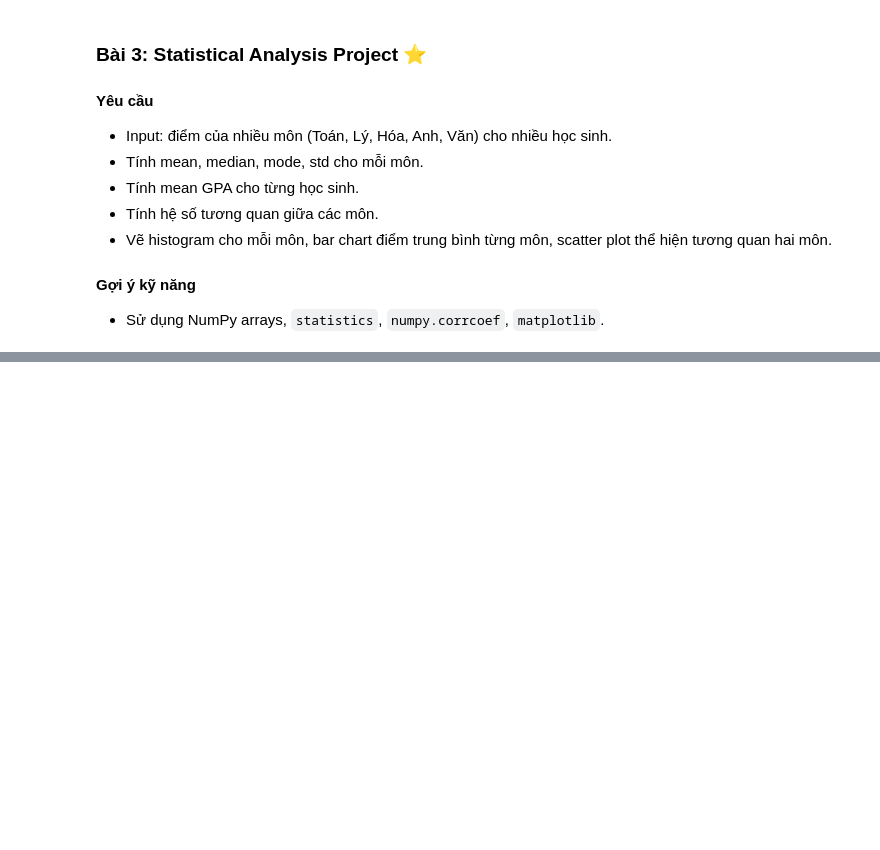
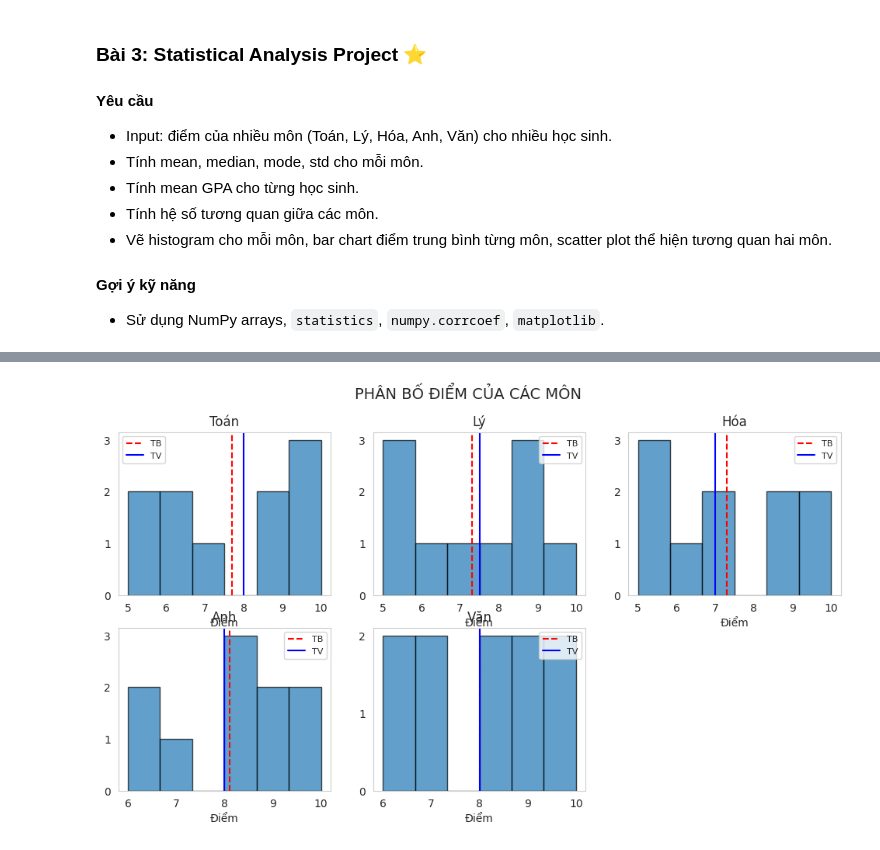
Before and after one commit to Challengeweek-AI-BK-AUTO/thanhlong-challenge-AI2526, a Jupyter notebook: python_challenge_week.ipynb, the cells around one changed output, grey strips where cells are left out. Cells and saved outputs as stored; diff of their text form; code cells hidden in the pictures; blank space fills up the shorter version.

```diff
--- a/python_challenge_week.ipynb
+++ b/python_challenge_week.ipynb
@@ -506,0 +779,84 @@ data = np.array([])  # Thay bằng dữ liệu của bạn
+# %%
+import numpy as np
+import statistics as stats
+import matplotlib.pyplot as plt
+import matplotlib.ticker as ticker
+
+mon_hoc = ["Toán", "Lý", "Hóa", "Anh", "Văn"]
+so_hoc_sinh = 10
+np.random.seed(2025)
+diem_data = np.random.randint(5, 11, size=(so_hoc_sinh, len(mon_hoc)))
+
+
+print("--- THỐNG KÊ TỪNG MÔN ---")
+tb_mon = []
+median_mon = []
+
+for i, mon in enumerate(mon_hoc):
+    diem_mon = diem_data[:, i]
+
+    tb = np.mean(diem_mon)
+    tv = np.median(diem_mon)
+    std = np.std(diem_mon)
+
+    try:
+        mode = stats.mode(diem_mon)
+    except:
+        mode = "N/A"
+
+    tb_mon.append(tb)
+    median_mon.append(tv)
+    print(f"[{mon:<4}]: TB={tb:.2f}, TV={tv:.2f}, STD={std:.2f}, Mode={mode}")
+
+print("\n--- ĐIỂM TRUNG BÌNH HỌC SINH ---")
+
+gpa_hoc_sinh = np.mean(diem_data, axis=1)
+
+for i in range(3):
+    print(f"Học sinh {i+1}: GPA = {gpa_hoc_sinh[i]:.2f}")
+
+print("\n--- TÍNH TƯƠNG QUAN GIỮA TOÁN VÀ LÝ ---")
+diem_toan = diem_data[:, 0]
+diem_ly = diem_data[:, 1]
+
+tuong_quan = np.corrcoef(diem_toan, diem_ly)[0, 1]
+print(f"Hệ số tương quan (r) Toán-Lý: {tuong_quan:.2f}")
+
+
+fig, axes = plt.subplots(2, 3, figsize=(12, 6))
+plt.suptitle("PHÂN BỐ ĐIỂM CỦA CÁC MÔN", fontsize=14)
+axes_flat = axes.flatten()
+
+for i, mon in enumerate(mon_hoc):
+    ax = axes_flat[i]
+    diem_mon = diem_data[:, i]
+
+    ax.hist(diem_mon, bins=6, edgecolor='black', alpha=0.7)
+    ax.yaxis.set_major_locator(ticker.MaxNLocator(integer=True))
+
+    # ĐƯỜNG (MEAN)
+    ax.axvline(np.mean(diem_mon), color='red', linestyle='--', label='TB', linewidth=1.5)
+
+    # ĐƯỜNG (MEDIAN)
+    ax.axvline(median_mon[i], color='blue', linestyle='-', label='TV', linewidth=1.5)
+
+    ax.set_title(mon)
+    ax.set_xlabel("Điểm")
+    ax.legend(fontsize=8) # Label cho Mean và Median
+
+axes_flat[-1].axis('off')
+
+fig2, ax_bar = plt.subplots(figsize=(7, 4))
+ax_bar.bar(mon_hoc, tb_mon, color=['skyblue', 'lightgreen', 'coral', 'gold', 'violet'])
+ax_bar.set_title("Điểm Trung bình Từng Môn")
+ax_bar.set_ylabel("Điểm TB")
+
+fig3, ax_scatter = plt.subplots(figsize=(6, 4))
+ax_scatter.scatter(diem_toan, diem_ly, alpha=0.7)
+ax_scatter.set_title(f"Tương quan Toán và Lý (r={tuong_quan:.2f})")
+ax_scatter.set_xlabel("Điểm Toán")
+ax_scatter.set_ylabel("Điểm Lý")
+
+plt.tight_layout()
+plt.show()
+# %% [output]
@@ -506,0 +877 @@ data = np.array([])  # Thay bằng dữ liệu của bạn
+[figure, added]
```
Also changed, not shown: parts of 17 cells of this notebook.
